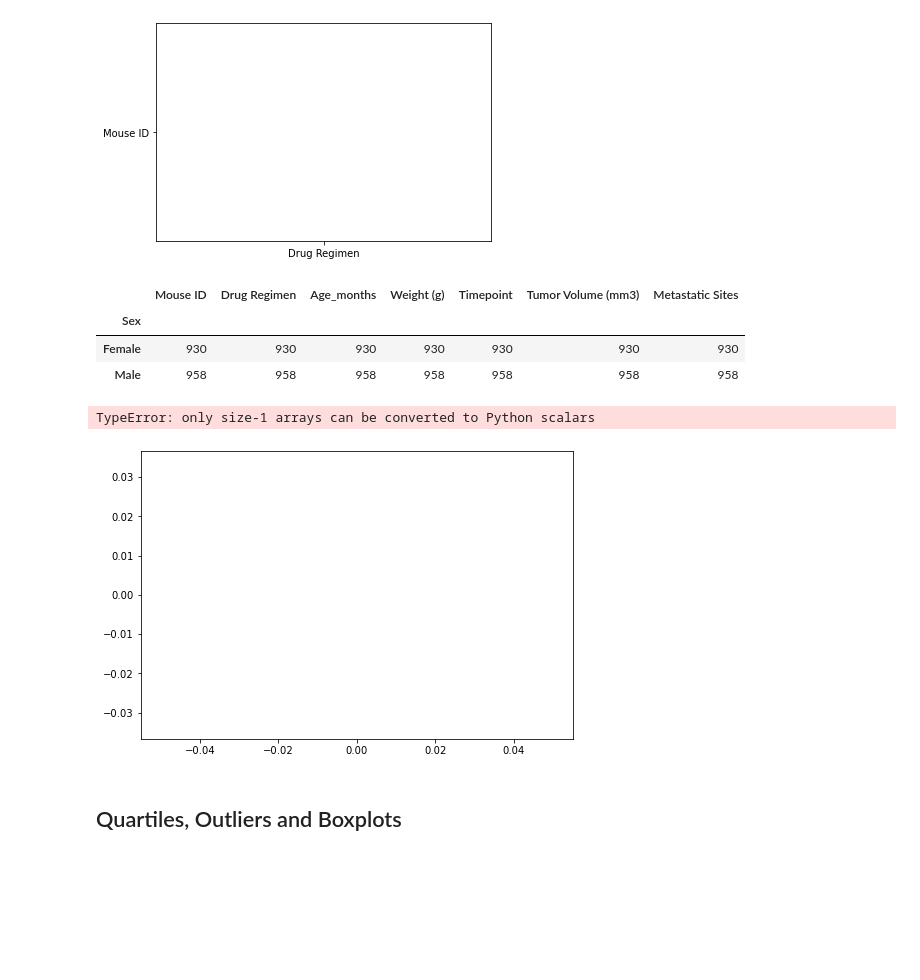
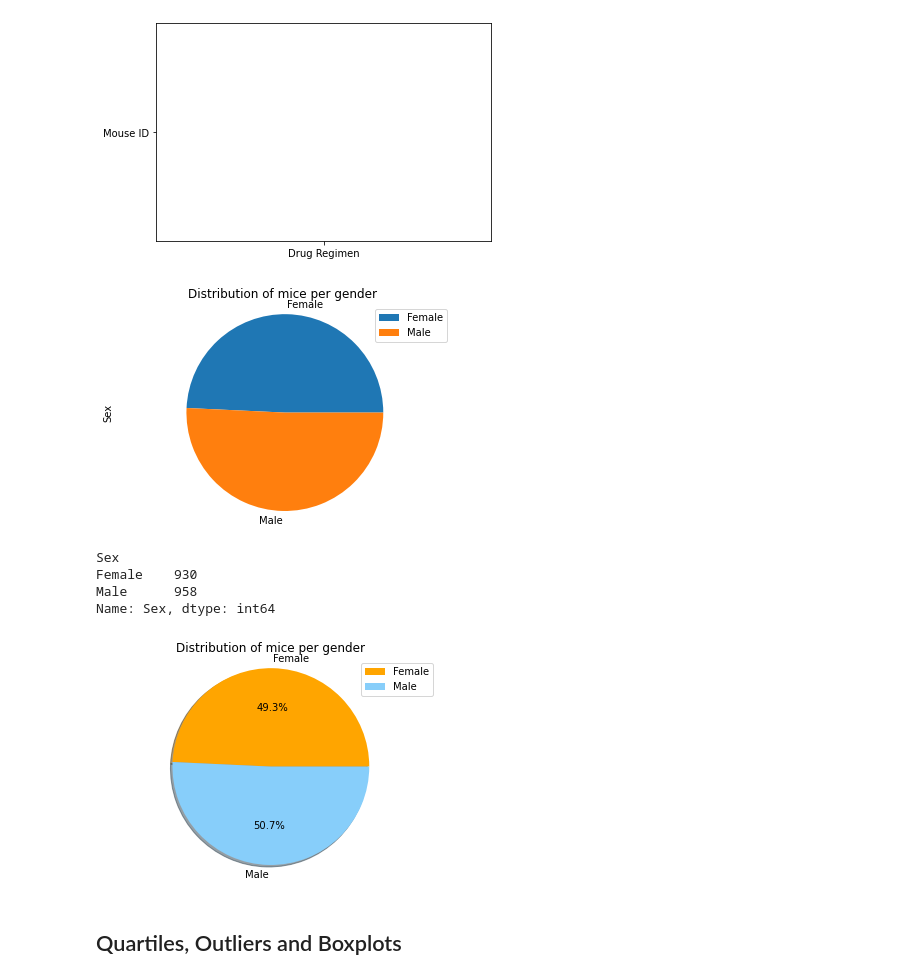
Before and after one commit to coolshams/matplotlib, a Jupyter notebook: Pymaceuticals/pymaceuticals_starter.ipynb, the cells around one changed output. Drawn from its saved outputs; the diff is of its cells as text; code cells hidden in the pictures; blank space fills up the shorter version.

Commit message:
Pie charts

```diff
--- a/Pymaceuticals/pymaceuticals_starter.ipynb
+++ b/Pymaceuticals/pymaceuticals_starter.ipynb
@@ -130,31 +131,50 @@ plt.bar('Drug Regimen', 'Mouse ID')
 plt.show()
 # %% [output]
 [figure]
-# %%
-# Generate a pie plot showing the distribution of female versus male mice using pandas
-grouped_gender=cleaned_mousedata.groupby('Sex').count()
-grouped_gender
-#grouped_gender=cleaned_mousedata.groupby('Sex').sum().plot(kind='pie',y=)
-#grouped_gender.head()
-
-#plot_gender=grouped_gender.plot.pie(Self, figsize=(5, 5))
-# %% [output]
-|  | Mouse ID | Drug Regimen | Age_months | Weight (g) | Timepoint | Tumor Volume (mm3) | Metastatic Sites |
-| Sex |  |  |  |  |  |  |  |
-| Female | 930 | 930 | 930 | 930 | 930 | 930 | 930 |
-| Male | 958 | 958 | 958 | 958 | 958 | 958 | 958 |
-# %%
-# Generate identical pie plot using pyplot
-
-fig = plt.figure()
-ax = fig.add_axes([0,0,1,1])
-ax.axis('equal')
-gender = ['Male', 'Female']
-ax.pie(grouped_gender, labels = gender,autopct='%1.2f%%')
-plt.show()
-# %% [output]
-TypeError: only size-1 arrays can be converted to Python scalars
-[figure, removed]
+# %%
+# Generate a pie plot showing the distribution of female versus male mice using pandas
+
+#Grouped the cleaned dataframe by gender
+grouped_gender=cleaned_mousedata.groupby('Sex')
+
+#Generated count for each gender as we need to pass a single parameter instead of array to plot
+gender_count=grouped_gender['Sex'].count()
+gender_count
+
+#Create a plot using dataframe.plot
+gender_chart=gender_count.plot(kind='pie', y='Sex',title=("Distribution of mice per gender "))
+plt.legend(loc="best")
+plt.axis("equal")
+plt.show()
+# %% [output]
+[figure, added]
+# %%
+#Delete this later
+gender_count
+# %% [output]
+Sex
+Female    930
+Male      958
+Name: Sex, dtype: int64
+# %%
+# Generate identical pie plot using pyplot
+
+#Defining datasets
+gender = ["Female", "Male"]
+colors = ["orange", "lightskyblue"]
+
+#Generating the plot
+plt.title("Distribution of mice per gender")
+plt.pie(gender_count, explode=None, labels=gender, colors=colors,autopct="%1.1f%%", shadow=True, startangle=360)
+plt.legend(loc="best")
+plt.axis("equal")
+plt.show()
+
+# Save an image of our chart and print the final product to the screen
+#plt.savefig("../Images/PyPies.png")
+#plt.show()
+# %% [output]
+[figure, added]
 # %% [markdown]
 ## Quartiles, Outliers and Boxplots
 # %%
```
Also changed, not shown: parts of 1 cell of this notebook, 1 other file.
